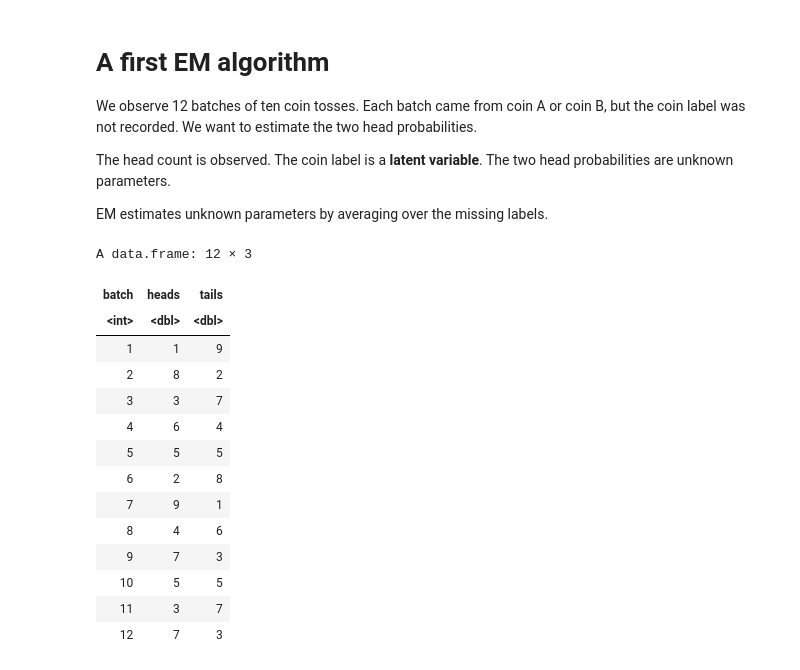
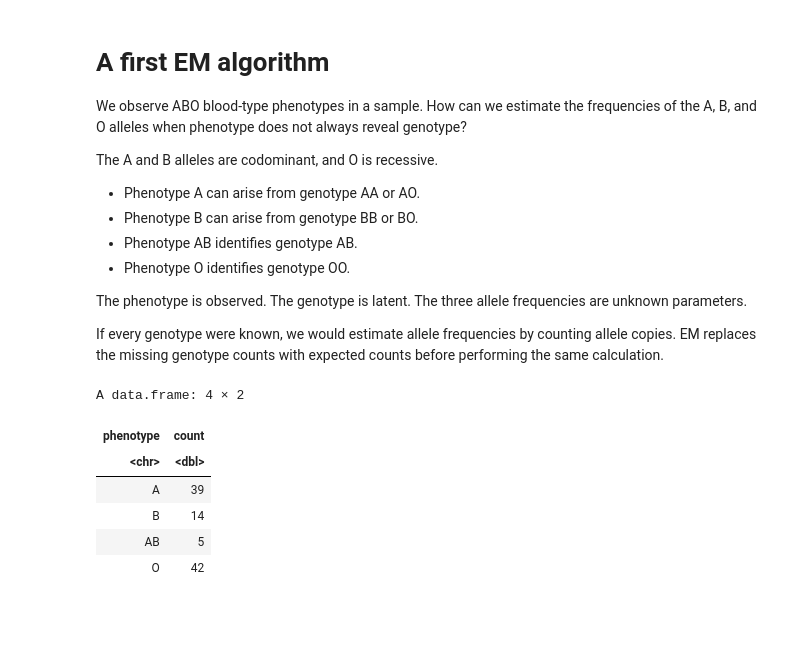
Before and after one commit to StatFunGen/P8149_2026_vignettes, a Jupyter notebook: P8149_Lecture_2_EM_Basics.ipynb, the cells around one changed output. Cells and saved outputs as stored; diff of their text form; code cells hidden in the pictures; blank space fills up the shorter version.

Commit message:
Replace coin EM example with ABO phenotypes

```diff
--- a/P8149_Lecture_2_EM_Basics.ipynb
+++ b/P8149_Lecture_2_EM_Basics.ipynb
@@ -1,33 +1,31 @@
 # %% [markdown]
 # A first EM algorithm
 
-We observe 12 batches of ten coin tosses. Each batch came from coin A or coin B, but the coin label was not recorded. We want to estimate the two head probabilities.
+We observe ABO blood-type phenotypes in a sample. How can we estimate the frequencies of the A, B, and O alleles when phenotype does not always reveal genotype?
 
-The head count is observed. The coin label is a **latent variable**. The two head probabilities are unknown parameters.
+The A and B alleles are codominant, and O is recessive.
 
-EM estimates unknown parameters by averaging over the missing labels.
+- Phenotype A can arise from genotype AA or AO.
+- Phenotype B can arise from genotype BB or BO.
+- Phenotype AB identifies genotype AB.
+- Phenotype O identifies genotype OO.
+
+The phenotype is observed. The genotype is latent. The three allele frequencies are unknown parameters.
+
+If every genotype were known, we would estimate allele frequencies by counting allele copies. EM replaces the missing genotype counts with expected counts before performing the same calculation.
 # %%
-heads <- c(1, 8, 3, 6, 5, 2, 9, 4, 7, 5, 3, 7)
-n_tosses <- 10
+phenotype_count <- c(A = 39, B = 14, AB = 5, O = 42)
+n_people <- sum(phenotype_count)
 
 data.frame(
-  batch = seq_along(heads),
-  heads = heads,
-  tails = n_tosses - heads
+  phenotype = names(phenotype_count),
+  count = unname(phenotype_count)
 )
 # %% [output]
-A data.frame: 12 × 3
+A data.frame: 4 × 2
-| batch | heads | tails |
-| <int> | <dbl> | <dbl> |
-| 1 | 1 | 9 |
-| 2 | 8 | 2 |
-| 3 | 3 | 7 |
-| 4 | 6 | 4 |
-| 5 | 5 | 5 |
-| 6 | 2 | 8 |
-| 7 | 9 | 1 |
-| 8 | 4 | 6 |
-| 9 | 7 | 3 |
-| 10 | 5 | 5 |
-| 11 | 3 | 7 |
-| 12 | 7 | 3 |
+| phenotype | count |
+| <chr> | <dbl> |
+| A | 39 |
+| B | 14 |
+| AB | 5 |
+| O | 42 |
```
Also changed, not shown: parts of 11 cells of this notebook, 1 other file.
